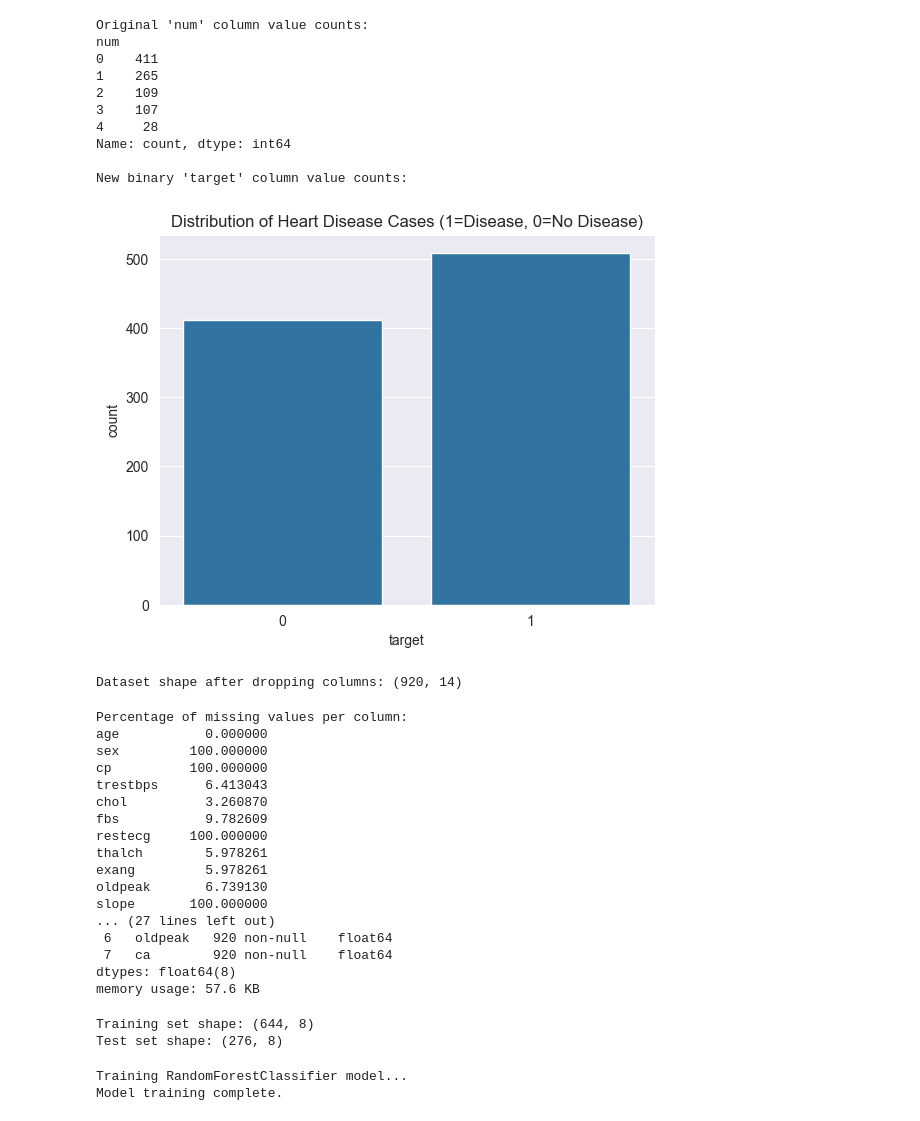
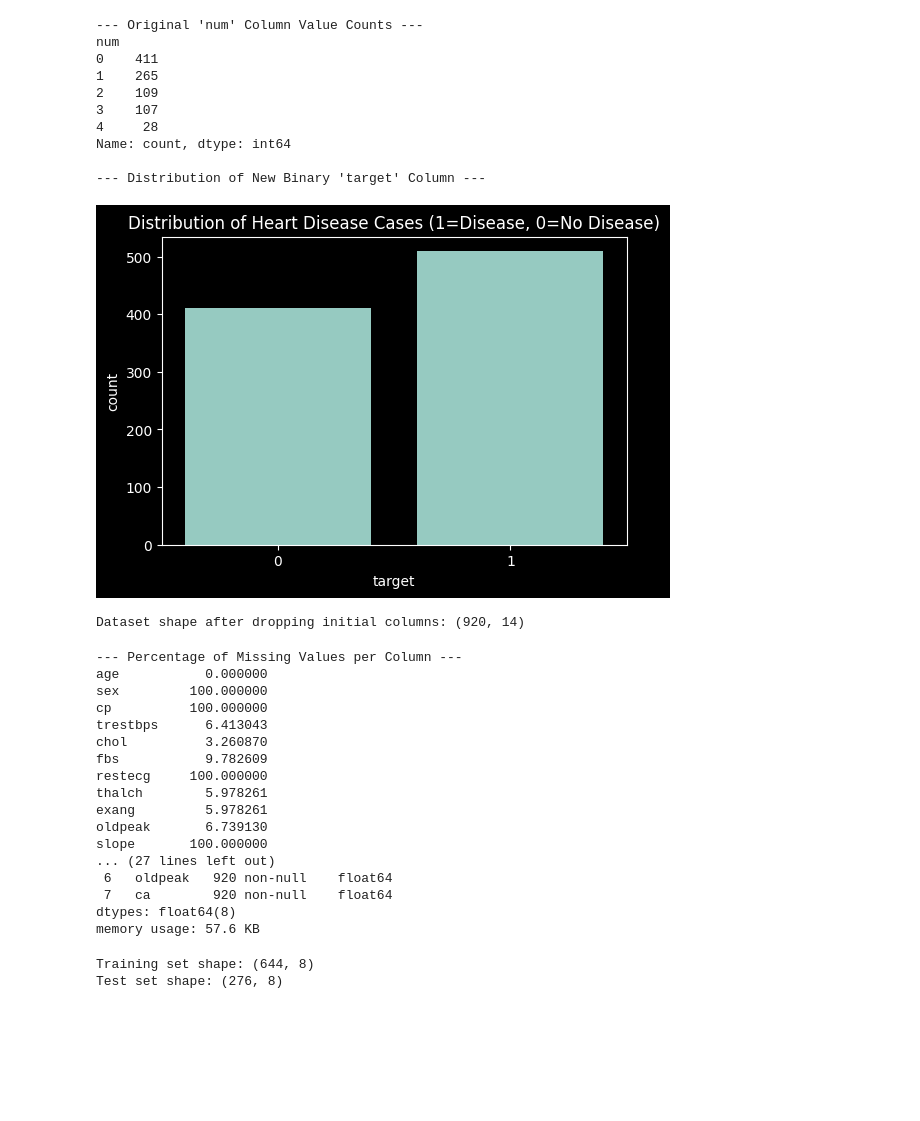
Before and after one commit to takzen/explainable-clinical-decisions, a Jupyter notebook: notebooks/Model_Training_Analysis.ipynb, the cells around one changed output. Drawn from its saved outputs; the diff is of its cells as text; code cells hidden in the pictures; blank space fills up the shorter version.

Commit message:
feat: Add full data analysis notebook and optimize model

```diff
--- a/notebooks/Model_Training_Analysis.ipynb
+++ b/notebooks/Model_Training_Analysis.ipynb
@@ -1,14 +1,20 @@
 # %%
-# Import necessary libraries
+# === 1. Imports and Configuration ===
+
+# Core libraries
 import pandas as pd
 import numpy as np
 import matplotlib.pyplot as plt
 import seaborn as sns
 import shap
-from sklearn.model_selection import train_test_split
+
+# Scikit-learn for modeling and evaluation
+from sklearn.model_selection import train_test_split, GridSearchCV
 from sklearn.ensemble import RandomForestClassifier
 from sklearn.metrics import classification_report, confusion_matrix, accuracy_score
+
+# For saving the model
 from joblib import dump
 
-# Set plot style for better visuals
-sns.set_style('darkgrid')
+# Set a consistent plot style
+plt.style.use('dark_background')
@@ -63,37 +73,38 @@ memory usage: 115.1+ KB
 # %%
-# --- 2. Data Preparation and Cleaning ---
+# === 3. Data Preparation and Target Variable Analysis ===
 
 # Analyze the original target column 'num'
-print("Original 'num' column value counts:")
+print("--- Original 'num' Column Value Counts ---")
 print(df['num'].value_counts())
 
 # Convert the multi-class 'num' into a binary 'target'
 df['target'] = np.where(df['num'] > 0, 1, 0)
 
-# Check the distribution of the new binary target
-print("\nNew binary 'target' column value counts:")
-sns.countplot(x='target', data=df)
+# Visualize the distribution of the new binary target
+print("\n--- Distribution of New Binary 'target' Column ---")
+plt.figure(figsize=(6, 4))
+sns.countplot(data=df, x='target')
 plt.title('Distribution of Heart Disease Cases (1=Disease, 0=No Disease)')
 plt.show()
 
 # Drop irrelevant and original target columns
 df = df.drop(['num', 'id', 'dataset'], axis=1)
-print("\nDataset shape after dropping columns:", df.shape)
+print(f"\nDataset shape after dropping initial columns: {df.shape}")
 # %% [output]
-Original 'num' column value counts:
+--- Original 'num' Column Value Counts ---
 num
 0    411
 1    265
 2    109
 3    107
 4     28
 Name: count, dtype: int64
 
-New binary 'target' column value counts:
+--- Distribution of New Binary 'target' Column ---
-[figure, old version]
+[figure, new version]
-Dataset shape after dropping columns: (920, 14)
+Dataset shape after dropping initial columns: (920, 14)
 # %%
-# --- 2.5 (New Step) Data Cleaning and Imputation ---
+# === 4. Data Cleaning and Imputation ===
 
 # Define features (X) and target (y)
 X = df.drop('target', axis=1)
@@ -103,13 +114,11 @@ y = df['target']
 for col in X.columns:
     X[col] = pd.to_numeric(X[col], errors='coerce')
 
-# --- ROBUST FIX: Handle columns that are completely or mostly empty ---
-# Calculate the percentage of missing values for each column
+# Robustly handle columns that are completely or mostly empty
 missing_percentage = X.isnull().sum() / len(X) * 100
-print("Percentage of missing values per column:")
+print("--- Percentage of Missing Values per Column ---")
 print(missing_percentage)
 
-# Identify columns to drop (e.g., more than 90% missing)
 cols_to_drop = missing_percentage[missing_percentage > 90].index
 if not cols_to_drop.empty:
     print(f"\nDropping columns with >90% missing values: {list(cols_to_drop)}")
@@ -117,9 +126,8 @@ if not cols_to_drop.empty:
 else:
     print("\nNo columns with >90% missing values to drop.")
 
-# --- Now, handle remaining missing values in the other columns ---
-# This loop will now only run on columns that have at least some data
-print("\nImputing remaining missing values with the median...")
+# Impute remaining missing values with the median
+print("\n--- Imputing Remaining Missing Values ---")
 for col in X.columns:
     if X[col].isnull().any():
         median_val = X[col].median()
@@ -129,10 +137,10 @@ for col in X.columns:
 # Final check to ensure all data is of float type
 X = X.astype(float)
 
-print("\nData cleaning and imputation complete. No missing values remain.")
+print("\n--- Final Data Info ---")
 X.info()
 # %% [output]
-Percentage of missing values per column:
+--- Percentage of Missing Values per Column ---
 age           0.000000
 sex         100.000000
 cp          100.000000
@@ -158,12 +166,3 @@ print(f"Test set shape: {X_test.shape}")
 # %% [output]
 Training set shape: (644, 8)
 Test set shape: (276, 8)
-# %%
-# --- 4. Model Training ---
-print("Training RandomForestClassifier model...")
-model = RandomForestClassifier(n_estimators=100, random_state=42, max_depth=5, min_samples_leaf=5)
-model.fit(X_train, y_train)
-print("Model training complete.")
-# %% [output]
-Training RandomForestClassifier model...
-Model training complete.
```
Also changed, not shown: parts of 14 cells of this notebook, 1 other file.
